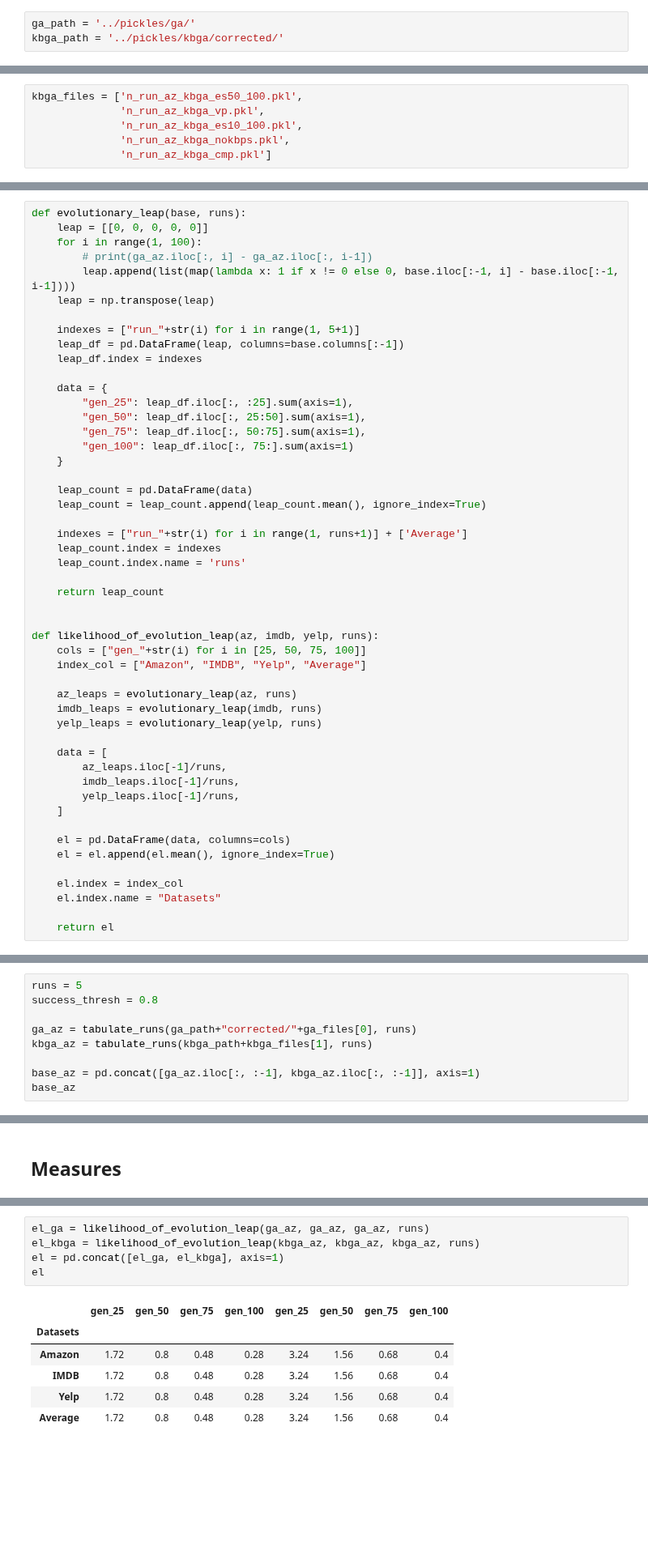
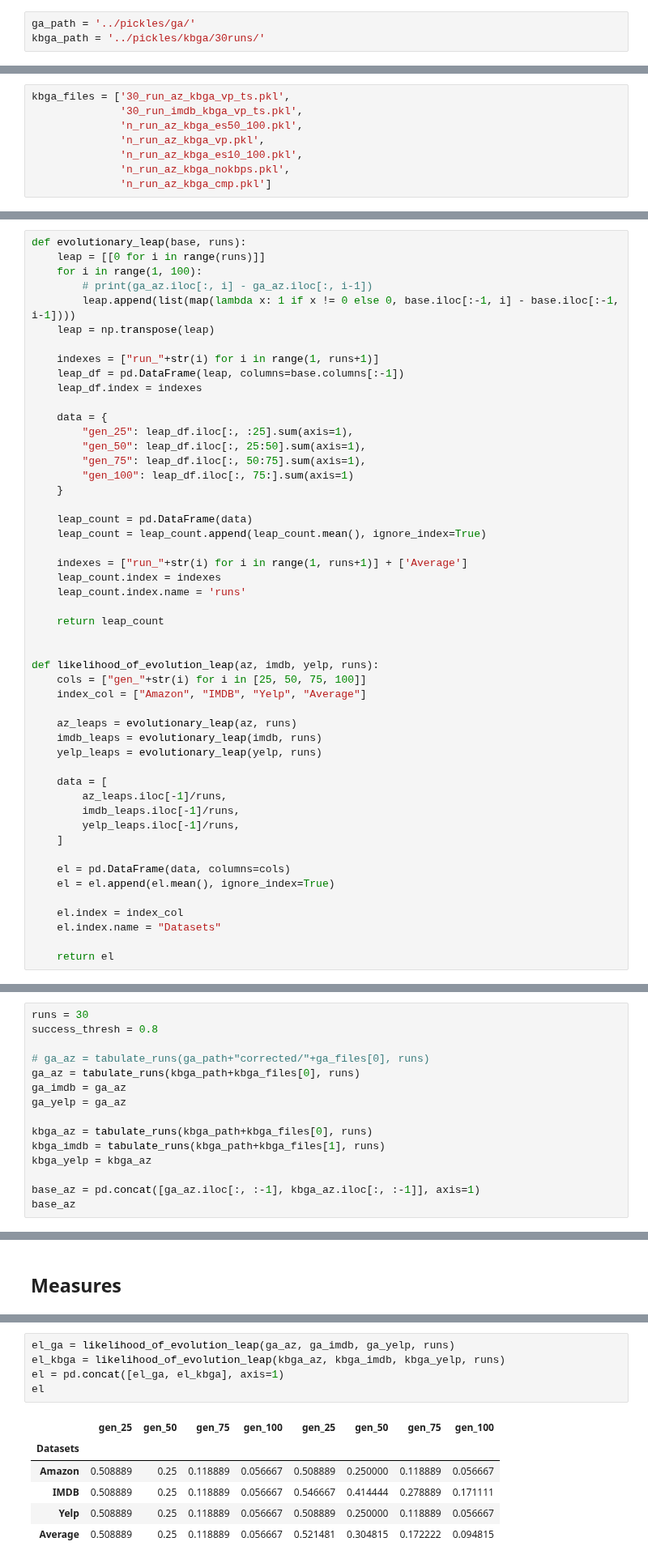
Before and after one commit to devasenan134/GA-SC, a Jupyter notebook: performance_measure/performance_measures.ipynb, the cells around one changed output, grey strips where cells are left out. Shown at 81% size. Cells and saved outputs as stored; diff of their text form; blank space fills up the shorter version.

```diff
--- a/performance_measure/performance_measures.ipynb
+++ b/performance_measure/performance_measures.ipynb
@@ -6,12 +6,14 @@ import pickle
 from tabulate import tabulate
 # %%
 ga_path = '../pickles/ga/'
-kbga_path = '../pickles/kbga/corrected/'
+kbga_path = '../pickles/kbga/30runs/'
 # %%
 ga_files = ['n_run_az_100fc_ts.pkl',
             "n_run_az_ga_100fc_copt_avg.pkl"]
 # %%
-kbga_files = ['n_run_az_kbga_es50_100.pkl',
+kbga_files = ['30_run_az_kbga_vp_ts.pkl',
+              '30_run_imdb_kbga_vp_ts.pkl',
+              'n_run_az_kbga_es50_100.pkl',
               'n_run_az_kbga_vp.pkl',
               'n_run_az_kbga_es10_100.pkl',
               'n_run_az_kbga_nokbps.pkl',
@@ -73,13 +75,13 @@ def optimization_accuracy(az, imdb, yelp):
     return oa
 # %%
 def evolutionary_leap(base, runs):
-    leap = [[0, 0, 0, 0, 0]]
+    leap = [[0 for i in range(runs)]]
     for i in range(1, 100):
         # print(ga_az.iloc[:, i] - ga_az.iloc[:, i-1])
         leap.append(list(map(lambda x: 1 if x != 0 else 0, base.iloc[:-1, i] - base.iloc[:-1, i-1])))
     leap = np.transpose(leap)
 
-    indexes = ["run_"+str(i) for i in range(1, 5+1)]
+    indexes = ["run_"+str(i) for i in range(1, runs+1)]
     leap_df = pd.DataFrame(leap, columns=base.columns[:-1])
     leap_df.index = indexes
 
@@ -251,11 +250,17 @@ def tabulate_runs(save_path, runs):
 
     return df
 # %%
-runs = 5
+runs = 30
 success_thresh = 0.8
 
-ga_az = tabulate_runs(ga_path+"corrected/"+ga_files[0], runs)
-kbga_az = tabulate_runs(kbga_path+kbga_files[1], runs)
+# ga_az = tabulate_runs(ga_path+"corrected/"+ga_files[0], runs)
+ga_az = tabulate_runs(kbga_path+kbga_files[0], runs)
+ga_imdb = ga_az
+ga_yelp = ga_az
+
+kbga_az = tabulate_runs(kbga_path+kbga_files[0], runs)
+kbga_imdb = tabulate_runs(kbga_path+kbga_files[1], runs)
+kbga_yelp = kbga_az
 
 base_az = pd.concat([ga_az.iloc[:, :-1], kbga_az.iloc[:, :-1]], axis=1)
 base_az
@@ -310,13 +325,13 @@ oa
 # %%
-el_ga = likelihood_of_evolution_leap(ga_az, ga_az, ga_az, runs)
-el_kbga = likelihood_of_evolution_leap(kbga_az, kbga_az, kbga_az, runs)
+el_ga = likelihood_of_evolution_leap(ga_az, ga_imdb, ga_yelp, runs)
+el_kbga = likelihood_of_evolution_leap(kbga_az, kbga_imdb, kbga_yelp, runs)
 el = pd.concat([el_ga, el_kbga], axis=1)
 el
 # %% [output]
 |  | gen_25 | gen_50 | gen_75 | gen_100 | gen_25 | gen_50 | gen_75 | gen_100 |
 | Datasets |  |  |  |  |  |  |  |  |
-| Amazon | 1.72 | 0.8 | 0.48 | 0.28 | 3.24 | 1.56 | 0.68 | 0.4 |
-| IMDB | 1.72 | 0.8 | 0.48 | 0.28 | 3.24 | 1.56 | 0.68 | 0.4 |
-| Yelp | 1.72 | 0.8 | 0.48 | 0.28 | 3.24 | 1.56 | 0.68 | 0.4 |
-| Average | 1.72 | 0.8 | 0.48 | 0.28 | 3.24 | 1.56 | 0.68 | 0.4 |
+| Amazon | 0.508889 | 0.25 | 0.118889 | 0.056667 | 0.508889 | 0.250000 | 0.118889 | 0.056667 |
+| IMDB | 0.508889 | 0.25 | 0.118889 | 0.056667 | 0.546667 | 0.414444 | 0.278889 | 0.171111 |
+| Yelp | 0.508889 | 0.25 | 0.118889 | 0.056667 | 0.508889 | 0.250000 | 0.118889 | 0.056667 |
+| Average | 0.508889 | 0.25 | 0.118889 | 0.056667 | 0.521481 | 0.304815 | 0.172222 | 0.094815 |
 # %%
```
Also changed, not shown: parts of 9 cells of this notebook, 1 other file.
